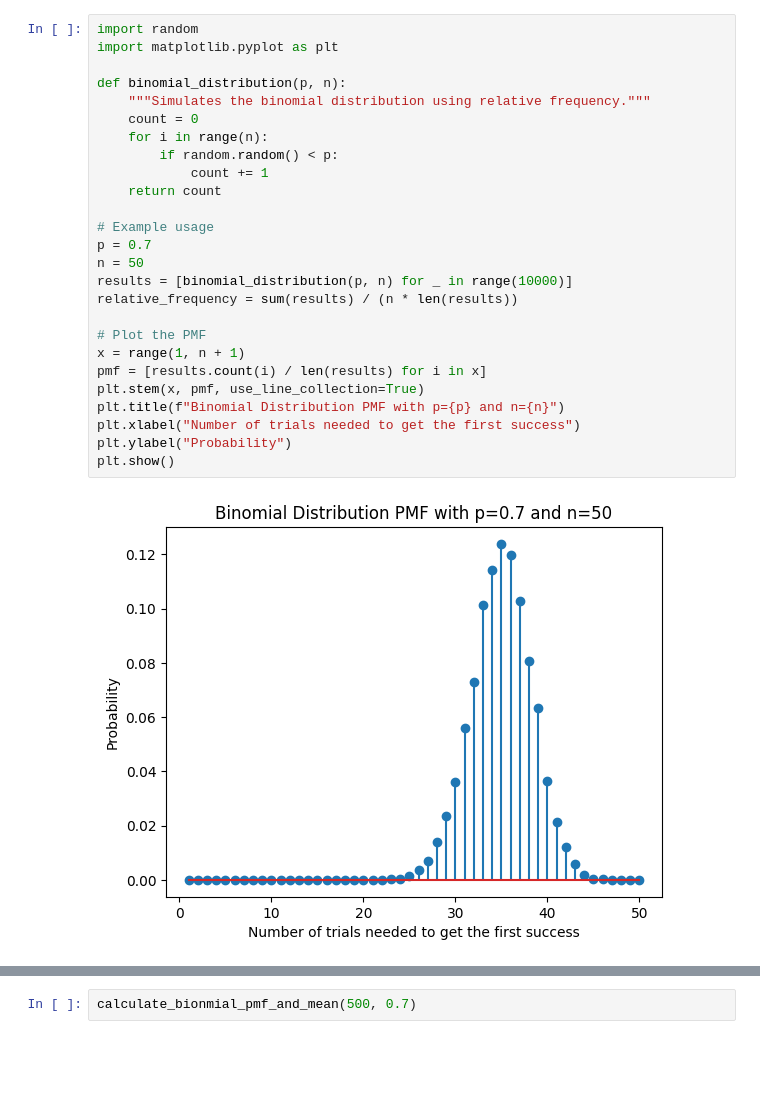
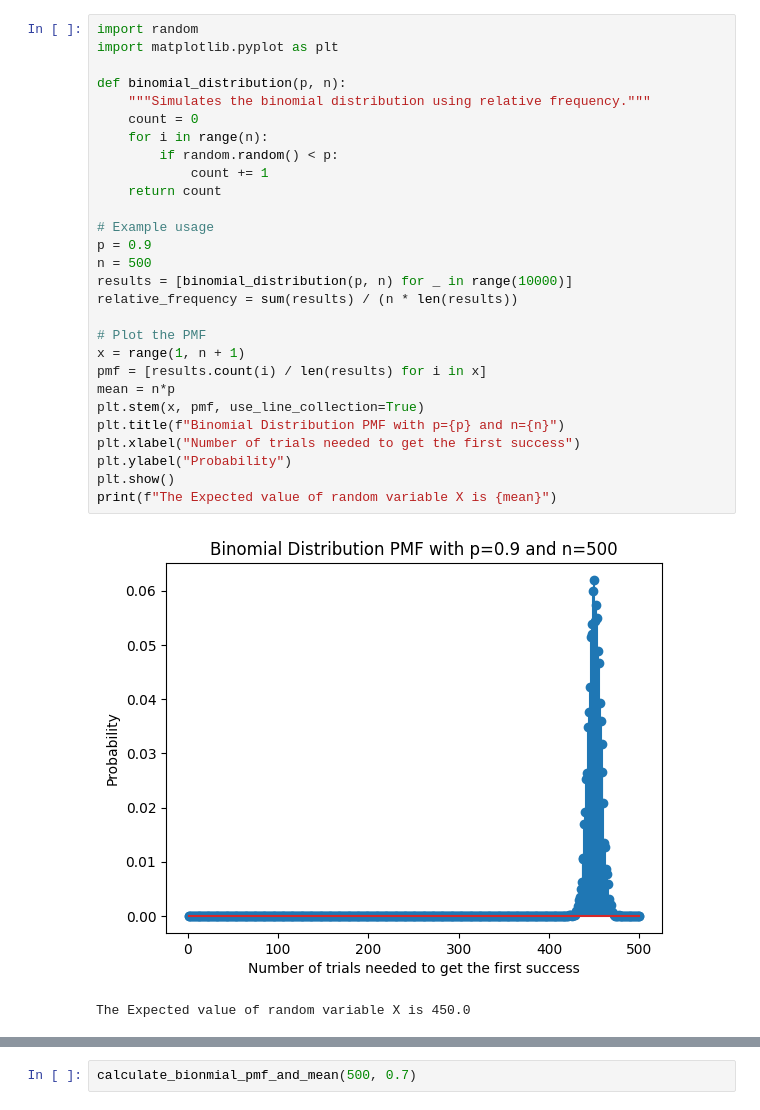
Before and after one commit to arsham-aazami/probability_homework-3, a Jupyter notebook: main.ipynb, the cells around one changed output, grey strips where cells are left out. Drawn from its saved outputs; the diff is of its cells as text; blank space fills up the shorter version.

```diff
--- a/main.ipynb
+++ b/main.ipynb
@@ -1,28 +1,31 @@
 # %%
 import random
 import matplotlib.pyplot as plt
 
 def binomial_distribution(p, n):
     """Simulates the binomial distribution using relative frequency."""
     count = 0
     for i in range(n):
         if random.random() < p:
             count += 1
     return count
 
 # Example usage
-p = 0.7
-n = 50
+p = 0.9
+n = 500
 results = [binomial_distribution(p, n) for _ in range(10000)]
 relative_frequency = sum(results) / (n * len(results))
 
 # Plot the PMF
 x = range(1, n + 1)
 pmf = [results.count(i) / len(results) for i in x]
+mean = n*p
 plt.stem(x, pmf, use_line_collection=True)
 plt.title(f"Binomial Distribution PMF with p={p} and n={n}")
 plt.xlabel("Number of trials needed to get the first success")
 plt.ylabel("Probability")
 plt.show()
+print(f"The Expected value of random variable X is {mean}")
 # %% [output]
-[figure, old version]
+[figure, new version]
+The Expected value of random variable X is 450.0
```
Also changed, not shown: parts of 2 cells of this notebook.
